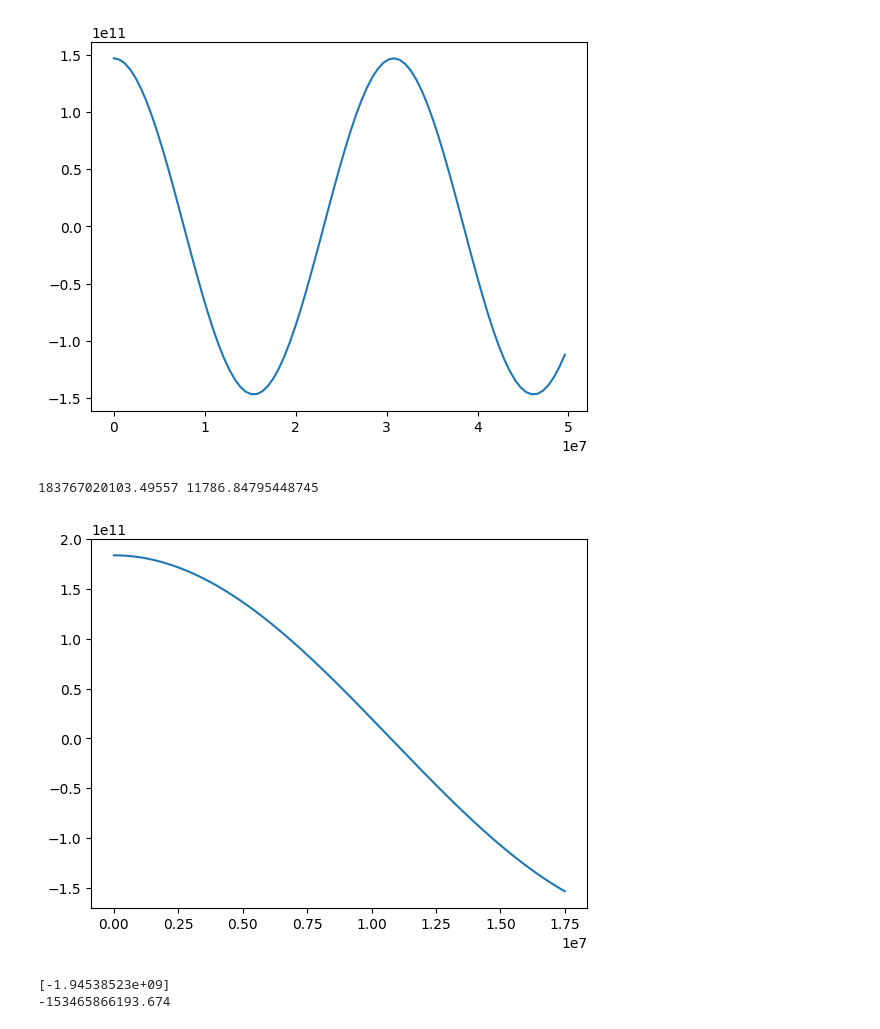
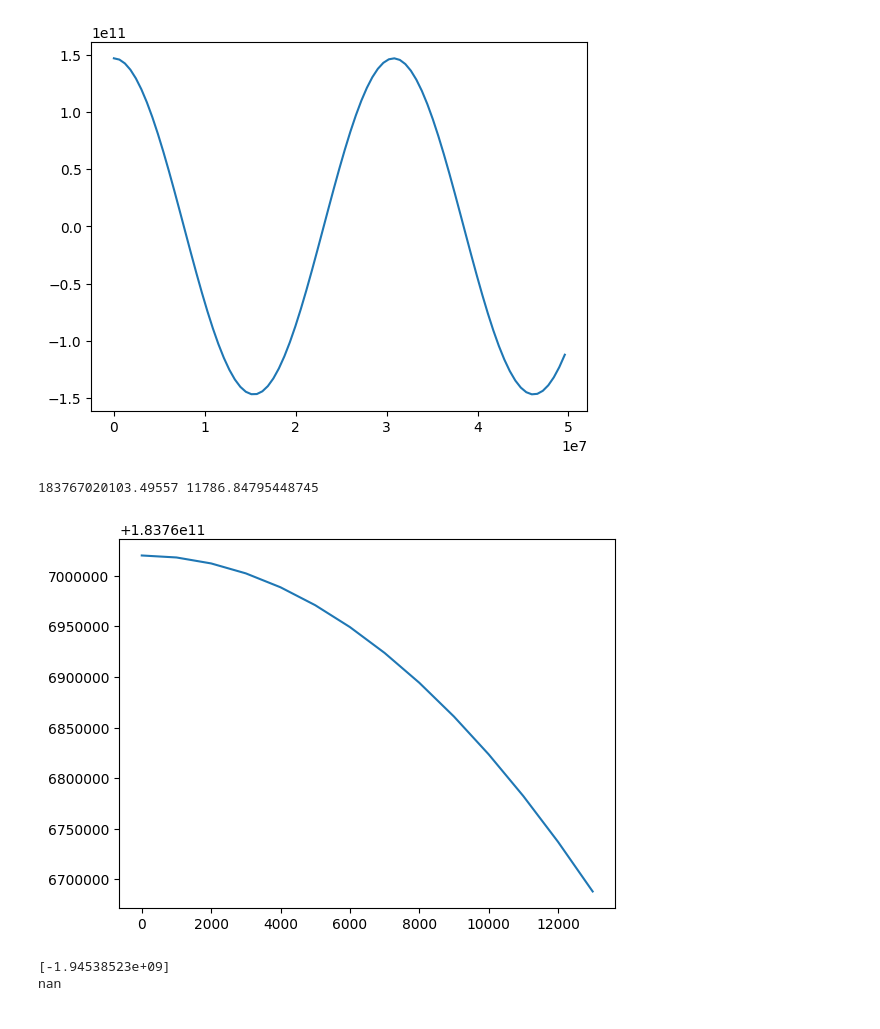
Before and after one commit to gamer39/Physique_numerique, a Jupyter notebook: Tp3/tp3.ipynb, the cells around one changed output. Saved outputs shown, nothing was run; the diff lists cells and outputs as text; code cells hidden in the pictures.

```diff
--- a/Tp3/tp3.ipynb
+++ b/Tp3/tp3.ipynb
@@ -220,34 +220,34 @@ eph = Ephemeris(de421)
 lancement=Time("2020-07-30")
 atterissage=Time("2021-02-18")
 # un nombre de jours juliens est attendu par la routine, d’o`u le .jd
 # position en km, vitesse en km par jour
 position, velocity = eph.position_and_velocity('mars',lancement.jd)
 
 r_0 = float(position[0]*1000)
 v_0 = float(velocity[0]/86.4)
 
 print(r_0, v_0)
 
 def f(r):
     return((-G.value * M_sun.value * r/r_0**3))
 
 def g(r):
     x = r[0]
     v = r[1]
     fx=v
     fv=f(x)
     return np.array([fx, fv],float)
 
-r, t = Bulirsch(0, 203*24*60*60, 100000, r_0, v_0, 1000/(365*24*3600))
+r, t = Bulirsch(0, 203*24*60*60, 1000, r_0, v_0, 1000/(365*24*3600))
 
 plt.plot(t, r)
 plt.show()
 
 position_fin = eph.position('mars',atterissage.jd)
 print(position_fin[0]*1000)
 print(r[-1])
 # %% [output]
 183767020103.49557 11786.84795448745
-[figure, old version]
+[figure, new version]
 [-1.94538523e+09]
--153465866193.674
+nan
```
